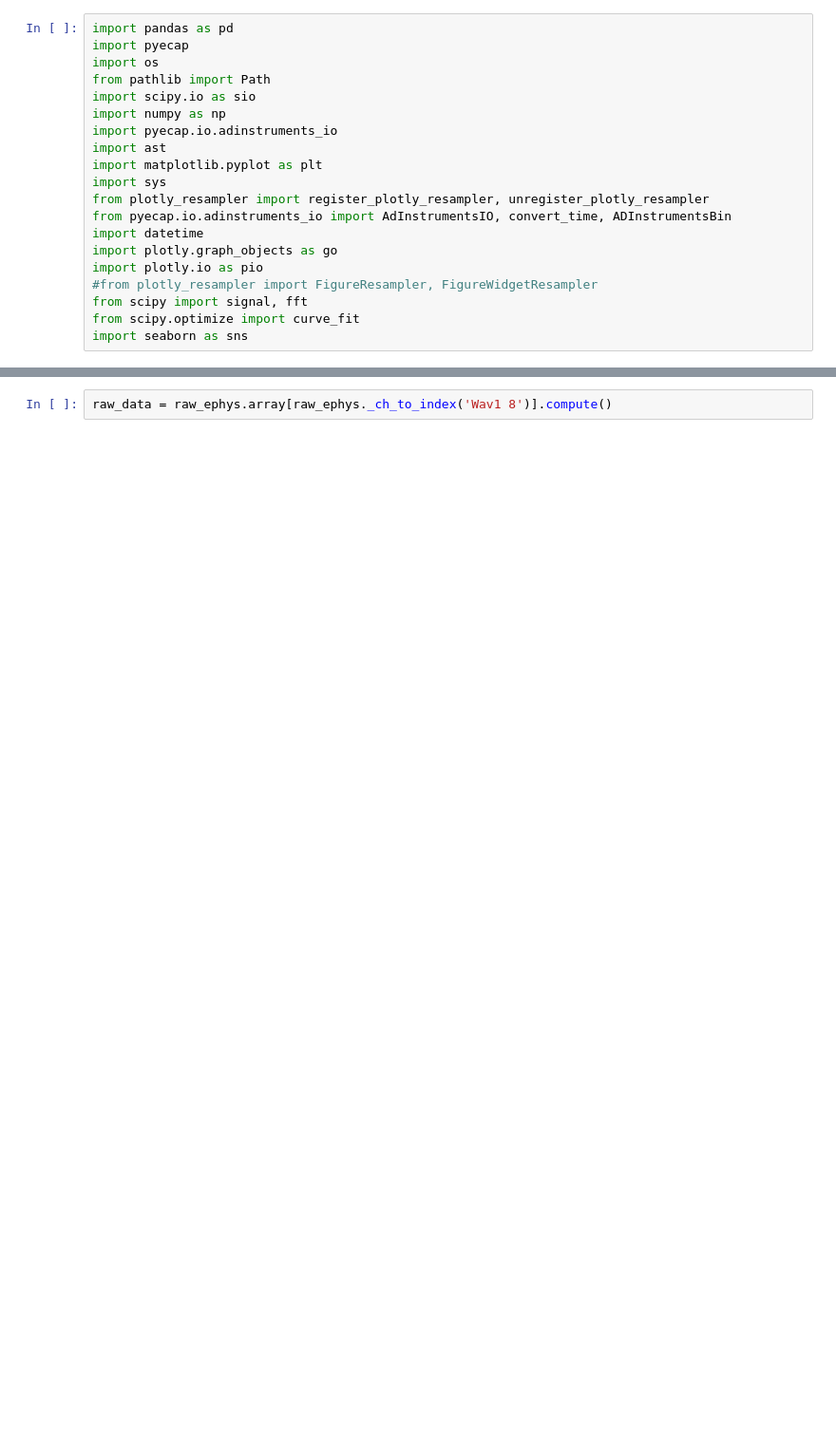
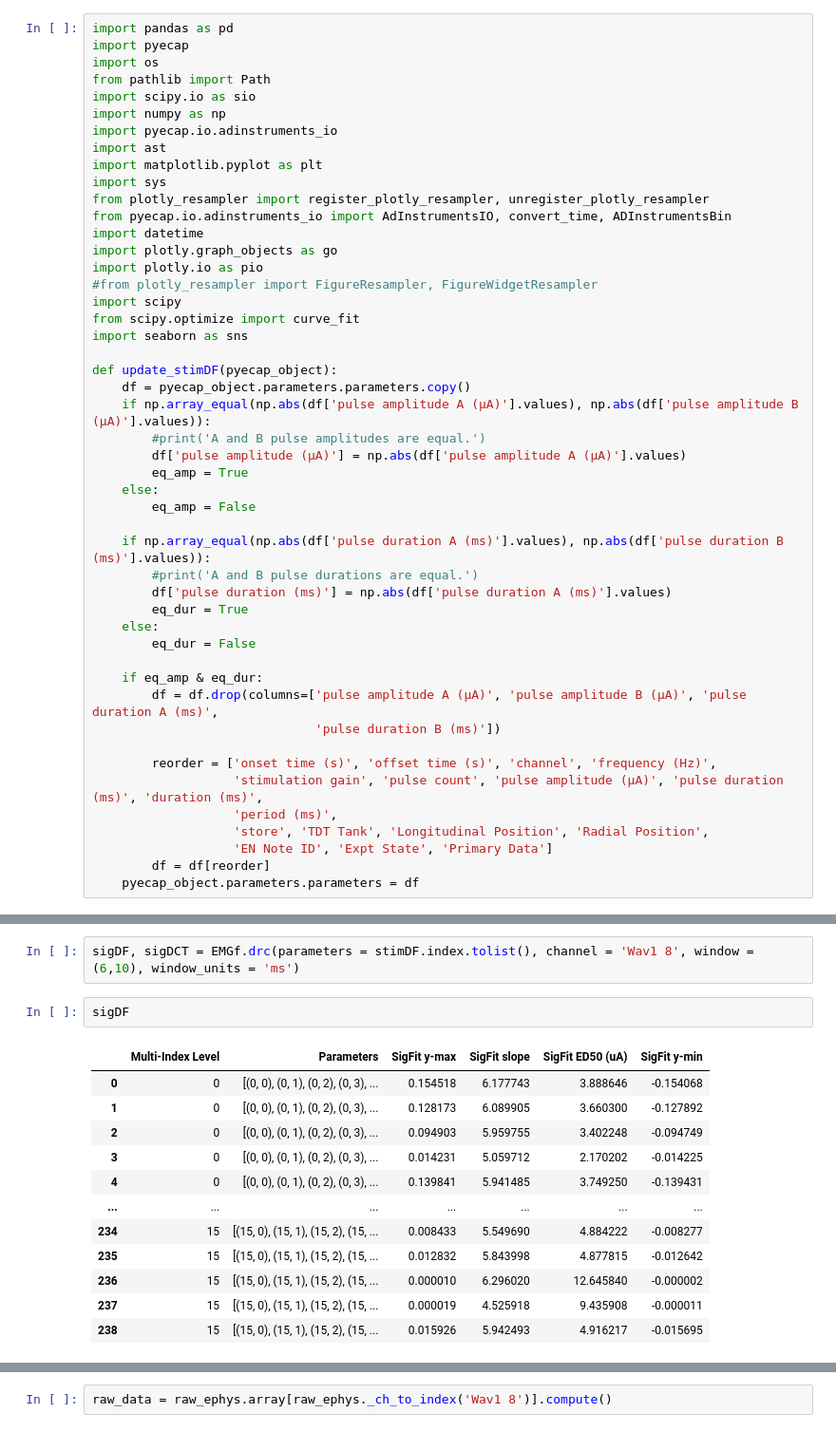
Before and after one commit to ludwig-lab/pyeCAP, a Jupyter notebook: dev/KC_pulseDRC.ipynb, the cells around one changed output, grey strips where cells are left out. Shown at 95% size. Saved outputs shown, nothing was run; the diff lists cells and outputs as text; blank space fills up the shorter version.

```diff
--- a/dev/KC_pulseDRC.ipynb
+++ b/dev/KC_pulseDRC.ipynb
@@ -15,9 +15,37 @@ import datetime
 import plotly.graph_objects as go
 import plotly.io as pio
 #from plotly_resampler import FigureResampler, FigureWidgetResampler
-from scipy import signal, fft
+import scipy
 from scipy.optimize import curve_fit
 import seaborn as sns
+
+def update_stimDF(pyecap_object):
+    df = pyecap_object.parameters.parameters.copy()
+    if np.array_equal(np.abs(df['pulse amplitude A (μA)'].values), np.abs(df['pulse amplitude B (μA)'].values)):
+        #print('A and B pulse amplitudes are equal.')
+        df['pulse amplitude (μA)'] = np.abs(df['pulse amplitude A (μA)'].values)
+        eq_amp = True
+    else:
+        eq_amp = False
+
+    if np.array_equal(np.abs(df['pulse duration A (ms)'].values), np.abs(df['pulse duration B (ms)'].values)):
+        #print('A and B pulse durations are equal.')
+        df['pulse duration (ms)'] = np.abs(df['pulse duration A (ms)'].values)
+        eq_dur = True
+    else:
+        eq_dur = False
+
+    if eq_amp & eq_dur:
+        df = df.drop(columns=['pulse amplitude A (μA)', 'pulse amplitude B (μA)', 'pulse duration A (ms)',
+                              'pulse duration B (ms)'])
+
+        reorder = ['onset time (s)', 'offset time (s)', 'channel', 'frequency (Hz)',
+                   'stimulation gain', 'pulse count', 'pulse amplitude (μA)', 'pulse duration (ms)', 'duration (ms)',
+                   'period (ms)',
+                   'store', 'TDT Tank', 'Longitudinal Position', 'Radial Position',
+                   'EN Note ID', 'Expt State', 'Primary Data']
+        df = df[reorder]
+    pyecap_object.parameters.parameters = df
 # %%
 """ Sigmoid Function Definitions """
 def sigmoid(x, y_max, slope, inf_pt, y_min):
@@ -99,0 +126,17 @@ EMGf = pyecap.EMG(raw_emg_f, stim_data)
+# %%
+sigDF, sigDCT = EMGf.drc(parameters = stimDF.index.tolist(), channel = 'Wav1 8', window = (6,10), window_units = 'ms')
+# %%
+sigDF
+# %% [output]
+|  | Multi-Index Level | Parameters | SigFit y-max | SigFit slope | SigFit ED50 (uA) | SigFit y-min |
+| 0 | 0 | [(0, 0), (0, 1), (0, 2), (0, 3), ... | 0.154518 | 6.177743 | 3.888646 | -0.154068 |
+| 1 | 0 | [(0, 0), (0, 1), (0, 2), (0, 3), ... | 0.128173 | 6.089905 | 3.660300 | -0.127892 |
+| 2 | 0 | [(0, 0), (0, 1), (0, 2), (0, 3), ... | 0.094903 | 5.959755 | 3.402248 | -0.094749 |
+| 3 | 0 | [(0, 0), (0, 1), (0, 2), (0, 3), ... | 0.014231 | 5.059712 | 2.170202 | -0.014225 |
+| 4 | 0 | [(0, 0), (0, 1), (0, 2), (0, 3), ... | 0.139841 | 5.941485 | 3.749250 | -0.139431 |
+| ... | ... | ... | ... | ... | ... | ... |
+| 234 | 15 | [(15, 0), (15, 1), (15, 2), (15, ... | 0.008433 | 5.549690 | 4.884222 | -0.008277 |
+| 235 | 15 | [(15, 0), (15, 1), (15, 2), (15, ... | 0.012832 | 5.843998 | 4.877815 | -0.012642 |
+| 236 | 15 | [(15, 0), (15, 1), (15, 2), (15, ... | 0.000010 | 6.296020 | 12.645840 | -0.000002 |
+| 237 | 15 | [(15, 0), (15, 1), (15, 2), (15, ... | 0.000019 | 4.525918 | 9.435908 | -0.000011 |
+| 238 | 15 | [(15, 0), (15, 1), (15, 2), (15, ... | 0.015926 | 5.942493 | 4.916217 | -0.015695 |
```
Also changed, not shown: parts of 11 cells of this notebook, 1 other file.
